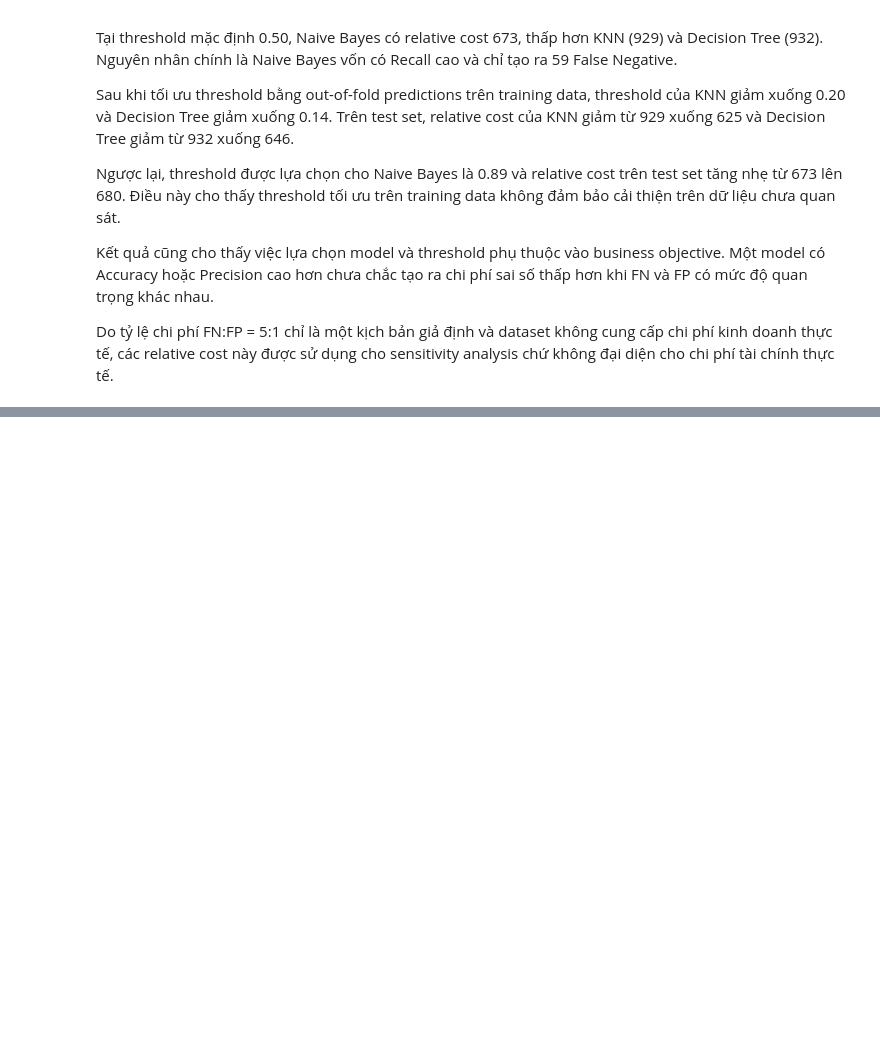
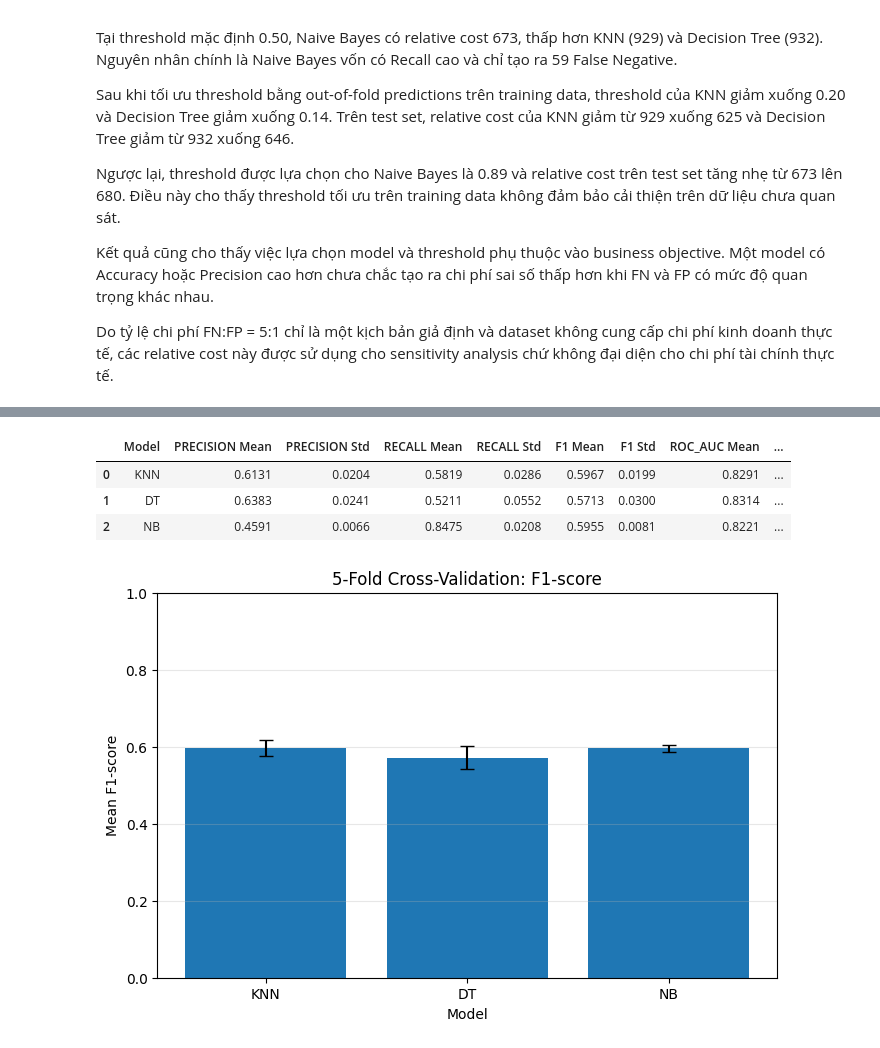
Before and after one commit to huynhthu214/Telco-Churn-DM, a Jupyter notebook: notebook/02_Modeling_Models.ipynb, the cells around one changed output, grey strips where cells are left out. Saved outputs shown, nothing was run; the diff lists cells and outputs as text; code cells hidden in the pictures; blank space fills up the shorter version.

```diff
--- a/notebook/02_Modeling_Models.ipynb
+++ b/notebook/02_Modeling_Models.ipynb
@@ -2922,0 +3038,46 @@ analysis chứ không đại diện cho chi phí tài chính thực tế.
+# %%
+metrics = ["precision", "recall", "f1", "roc_auc"]
+
+rows = []
+
+for name, scores in cv_results.items():
+
+    row = {"Model": name.upper()}
+
+    for metric in metrics:
+
+        values = scores[f"test_{metric}"]
+
+        row[f"{metric.upper()} Mean"] = values.mean()
+        row[f"{metric.upper()} Std"] = values.std()
+
+    rows.append(row)
+
+cv_summary = pd.DataFrame(rows)
+
+display(cv_summary.round(4))
+# %% [output]
+|  | Model | PRECISION Mean | PRECISION Std | RECALL Mean | RECALL Std | F1 Mean | F1 Std | ROC_AUC Mean | ... |
+| 0 | KNN | 0.6131 | 0.0204 | 0.5819 | 0.0286 | 0.5967 | 0.0199 | 0.8291 | ... |
+| 1 | DT | 0.6383 | 0.0241 | 0.5211 | 0.0552 | 0.5713 | 0.0300 | 0.8314 | ... |
+| 2 | NB | 0.4591 | 0.0066 | 0.8475 | 0.0208 | 0.5955 | 0.0081 | 0.8221 | ... |
+# %%
+plt.figure(figsize=(8, 5))
+
+plt.bar(
+    cv_summary["Model"],
+    cv_summary["F1 Mean"],
+    yerr=cv_summary["F1 Std"],
+    capsize=5
+)
+
+plt.title("5-Fold Cross-Validation: F1-score")
+plt.xlabel("Model")
+plt.ylabel("Mean F1-score")
+
+plt.ylim(0, 1)
+plt.grid(axis="y", alpha=0.3)
+
+plt.show()
+# %% [output]
+[figure, added]
```
Also changed, not shown: parts of 7 cells of this notebook.
